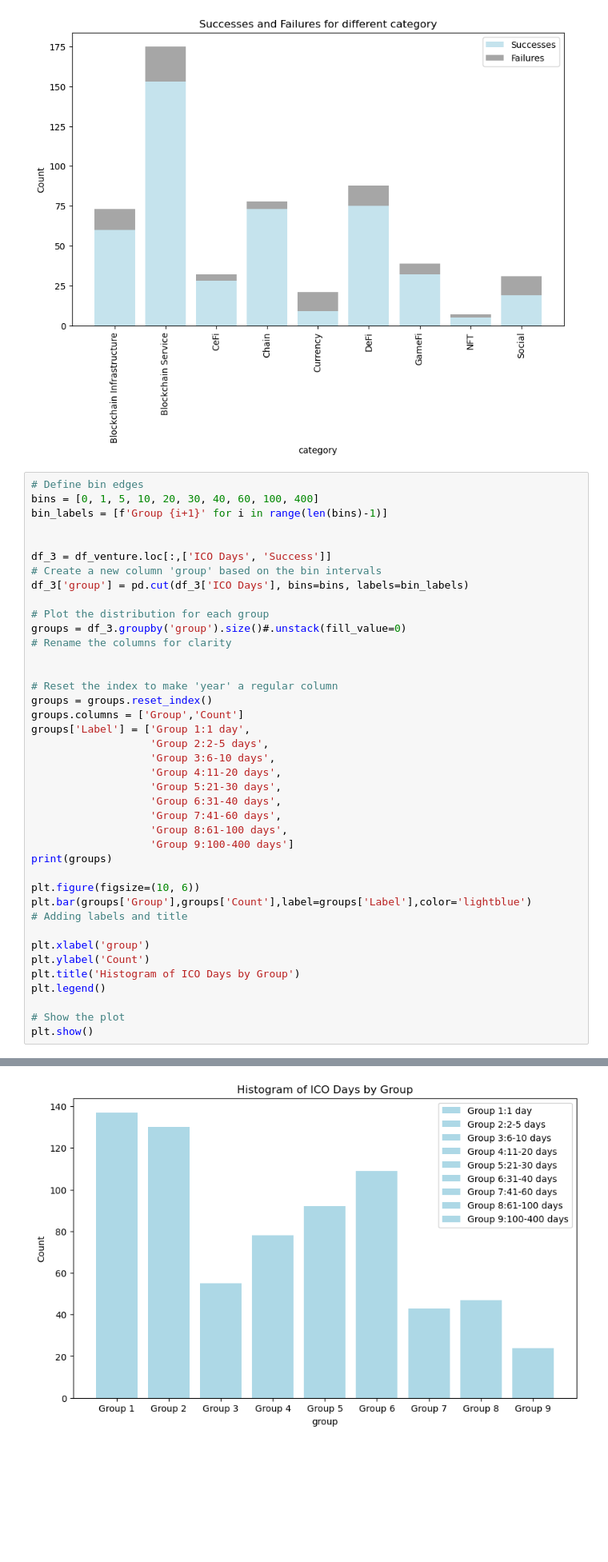
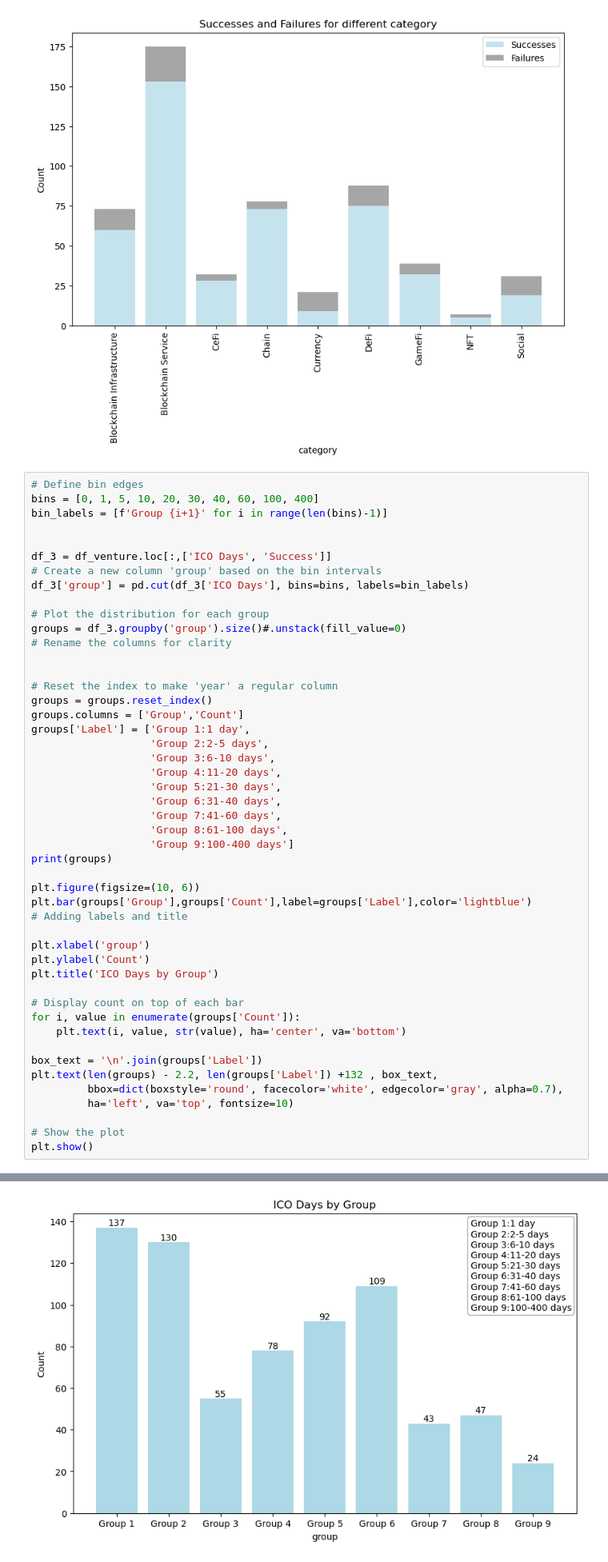
Before and after one commit to MaggieGeGe/ThesisCode, a Jupyter notebook: Code/data_analysis.ipynb, the cells around one changed output, grey strips where cells are left out. Shown at 80% size. Drawn from its saved outputs; the diff is of its cells as text; blank space fills up the shorter version.

```diff
--- a/Code/data_analysis.ipynb
+++ b/Code/data_analysis.ipynb
@@ -245,33 +284,41 @@ groups['Label'] = ['Group 1:1 day',
                    'Group 2:2-5 days',
                    'Group 3:6-10 days',
                    'Group 4:11-20 days',
                    'Group 5:21-30 days',
                    'Group 6:31-40 days',
                    'Group 7:41-60 days',
                    'Group 8:61-100 days',
                    'Group 9:100-400 days']
 print(groups)
 
 plt.figure(figsize=(10, 6))
 plt.bar(groups['Group'],groups['Count'],label=groups['Label'],color='lightblue')
 # Adding labels and title
 
 plt.xlabel('group')
 plt.ylabel('Count')
-plt.title('Histogram of ICO Days by Group')
-plt.legend()
+plt.title('ICO Days by Group')
+
+# Display count on top of each bar
+for i, value in enumerate(groups['Count']):
+    plt.text(i, value, str(value), ha='center', va='bottom')
+
+box_text = '\n'.join(groups['Label'])
+plt.text(len(groups) - 2.2, len(groups['Label']) +132 , box_text,
+         bbox=dict(boxstyle='round', facecolor='white', edgecolor='gray', alpha=0.7),
+         ha='left', va='top', fontsize=10)
 
 # Show the plot
 plt.show()
 # %% [output]
      Group  Count                 Label
 0  Group 1    137         Group 1:1 day
 1  Group 2    130      Group 2:2-5 days
 2  Group 3     55     Group 3:6-10 days
 3  Group 4     78    Group 4:11-20 days
 4  Group 5     92    Group 5:21-30 days
 5  Group 6    109    Group 6:31-40 days
 6  Group 7     43    Group 7:41-60 days
 7  Group 8     47   Group 8:61-100 days
 8  Group 9     24  Group 9:100-400 days
-[figure, old version]
+[figure, new version]
```
Also changed, not shown: parts of 4 cells of this notebook, 1 other file.
